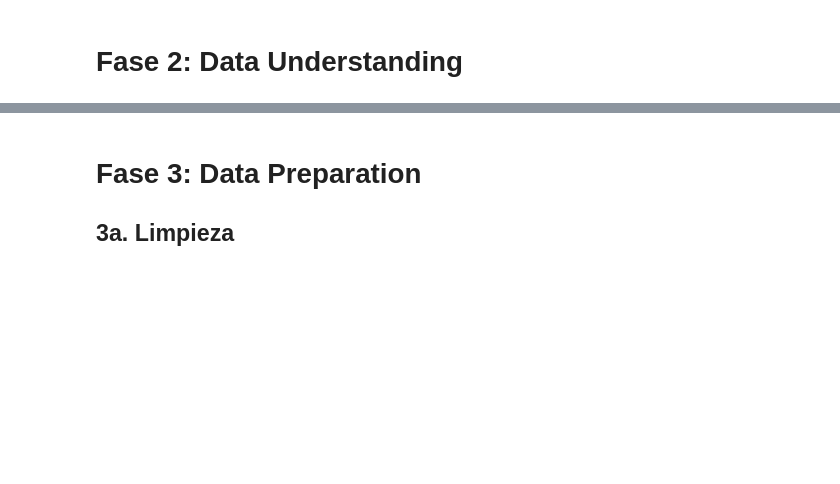
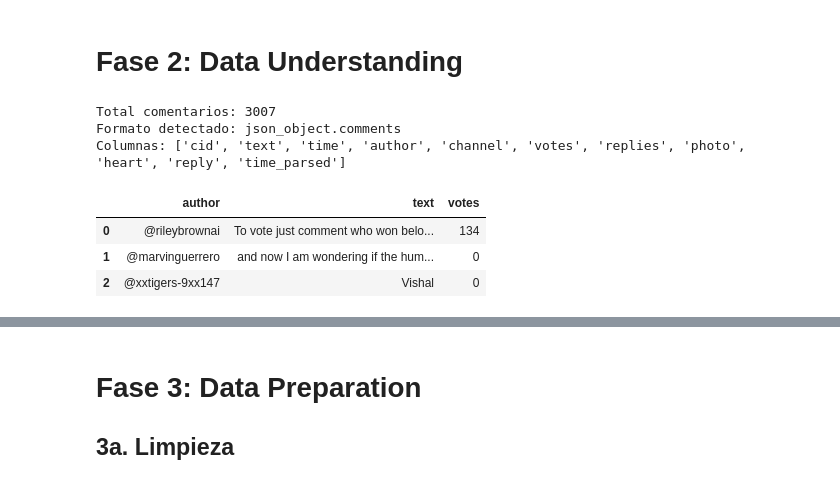
Before and after one commit to SebasRubik/Extraci-n-de-comentarios, a Jupyter notebook: analysis.ipynb, the cells around one changed output, grey strips where cells are left out. Saved outputs shown, nothing was run; the diff lists cells and outputs as text; code cells hidden in the pictures; blank space fills up the shorter version.

```diff
--- a/analysis.ipynb
+++ b/analysis.ipynb
@@ -63,17 +65,58 @@ sin entender conceptos como IDE, terminal, o cómo funciona la transcripción de
 # %% [markdown]
 # Fase 2: Data Understanding
 # %%
+with open(DATA_RAW, 'r', encoding='utf-8') as f:
+    raw_text = f.read().strip()
+
 records = []
-with open(DATA_RAW, 'r', encoding='utf-8') as f:
-    for line in f:
+parse_mode = None
+
+# Soporta JSON objeto {metadata, comments}, lista JSON pura y JSONL por línea.
+try:
+    payload = json.loads(raw_text)
+    if isinstance(payload, dict) and isinstance(payload.get('comments'), list):
+        records = payload['comments']
+        parse_mode = 'json_object.comments'
+    elif isinstance(payload, list):
+        records = payload
+        parse_mode = 'json_array'
+    else:
+        raise ValueError('Estructura JSON no soportada en comments.json')
+except json.JSONDecodeError:
+    bad_lines = []
+    for line_num, line in enumerate(raw_text.splitlines(), 1):
         line = line.strip()
-        if line:
+        if not line:
+            continue
+        try:
             records.append(json.loads(line))
+        except json.JSONDecodeError as e:
+            bad_lines.append((line_num, str(e)))
 
+    parse_mode = 'jsonl'
+    if not records:
+        sample = bad_lines[:3]
+        raise ValueError(f'No se pudo parsear {DATA_RAW} como JSON ni JSONL. Errores ejemplo: {sample}')
+
+# Normaliza campos numéricos que vienen como texto.
 df_raw = pd.DataFrame(records)
+if 'votes' in df_raw.columns:
+    df_raw['votes'] = pd.to_numeric(df_raw['votes'], errors='coerce').fillna(0).astype(int)
+if 'replies' in df_raw.columns:
+    df_raw['replies'] = pd.to_numeric(df_raw['replies'], errors='coerce').fillna(0).astype(int)
+
 print(f"Total comentarios: {len(df_raw)}")
+print(f"Formato detectado: {parse_mode}")
 print(f"Columnas: {list(df_raw.columns)}")
 df_raw[['author', 'text', 'votes']].head(3)
+# %% [output]
+Total comentarios: 3007
+Formato detectado: json_object.comments
+Columnas: ['cid', 'text', 'time', 'author', 'channel', 'votes', 'replies', 'photo', 'heart', 'reply', 'time_parsed']
+|  | author | text | votes |
+| 0 | @rileybrownai | To vote just comment who won belo... | 134 |
+| 1 | @marvinguerrero | and now I am wondering if the hum... | 0 |
+| 2 | @xxtigers-9xx147 | Vishal | 0 |
 # %%
 print("=== Info del Dataset ===")
 print(f"Con likes > 0: {(df_raw['votes'] > 0).sum()} ({(df_raw['votes'] > 0).mean():.1%})")
```
Also changed, not shown: parts of 24 cells of this notebook, 2 other files.
